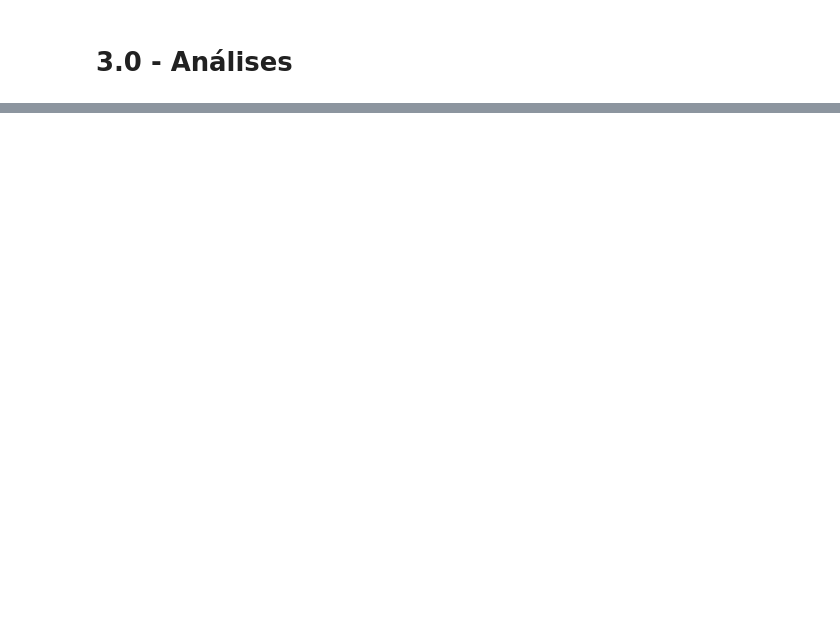
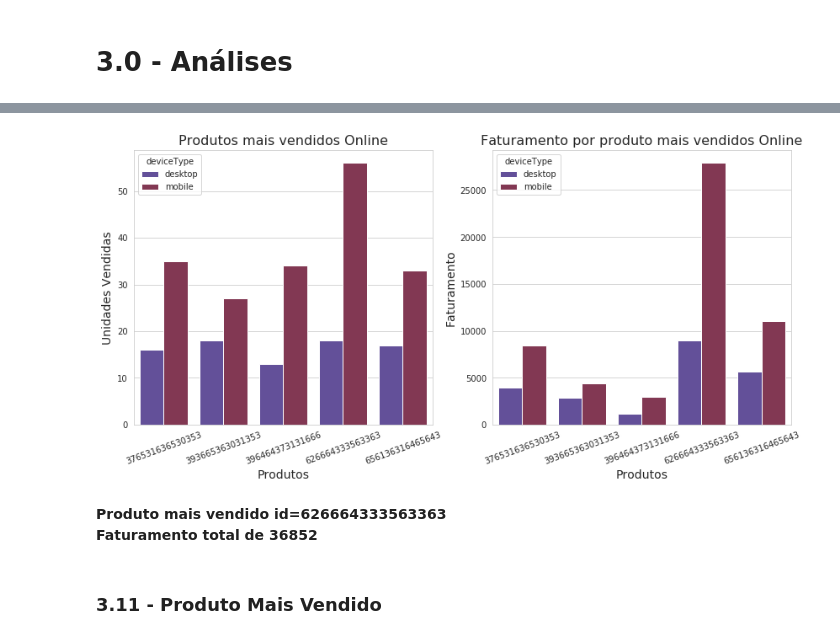
Before and after one commit to vinicvaz/Linx-DataAnalysis, a Jupyter notebook: OnlineDataAnalysis.ipynb, the cells around one changed output, grey strips where cells are left out. Cells and saved outputs as stored; diff of their text form; code cells hidden in the pictures; blank space fills up the shorter version.

```diff
--- a/OnlineDataAnalysis.ipynb
+++ b/OnlineDataAnalysis.ipynb
@@ -185,0 +207,4 @@ df.head()
+# %%
+mais_comprados = df.on_product_id.value_counts().head(5).index
+# %%
+grupo_comprados = df[df.on_product_id.isin(mais_comprados)].groupby(['on_product_id', 'deviceType']).sum().reset_index()
@@ -185,0 +220,33 @@ df.head()
+# %%
+## Plots para os produtos mais vendidos
+fig, ax = plt.subplots(1,2,figsize=(14,6),sharex=True)
+
+ax2 = sns.barplot(x='on_product_id',y='price', hue='deviceType',data=grupo_comprados,palette='twilight')
+ax2.set_xlabel('Produtos', fontsize=14)
+ax2.set_ylabel('Faturamento', fontsize=14)
+ax2.set_title('Faturamento por produto mais vendidos Online', fontsize=16)
+
+
+ax1 = sns.barplot(x='on_product_id',y='quantity',hue='deviceType' ,data=grupo_comprados, palette='twilight', ax=ax[0])
+ax1.set_xlabel('Produtos', fontsize=14)
+ax1.set_ylabel('Unidades Vendidas', fontsize=14)
+ax1.set_title('Produtos mais vendidos Online', fontsize=16)
+
+
+for item in ax1.get_xticklabels():
+    item.set_rotation(20)
+
+
+for item in ax2.get_xticklabels():
+    item.set_rotation(20)
+
+
+## Salva a figura
+plt.savefig('./Images/Most-Sold.jpg', bbox_inches="tight")
+# %% [output]
+[figure, added]
+# %% [markdown]
+**Produto mais vendido id=626664333563363**
+**Faturamento total de 36852**
+# %% [markdown]
+### 3.11 - Produto Mais Vendido
```
Also changed, not shown: parts of 11 cells of this notebook.
